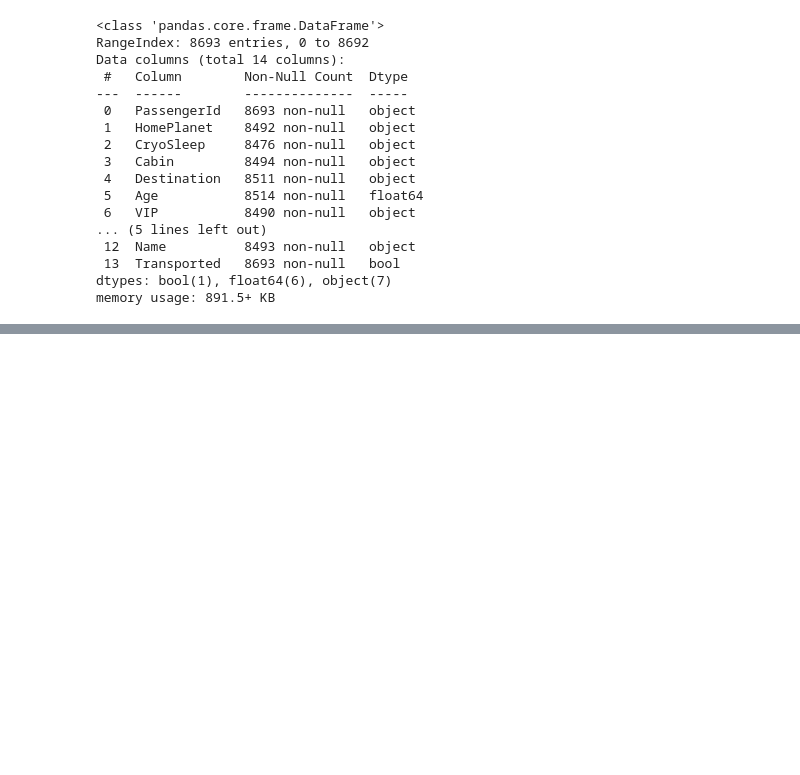
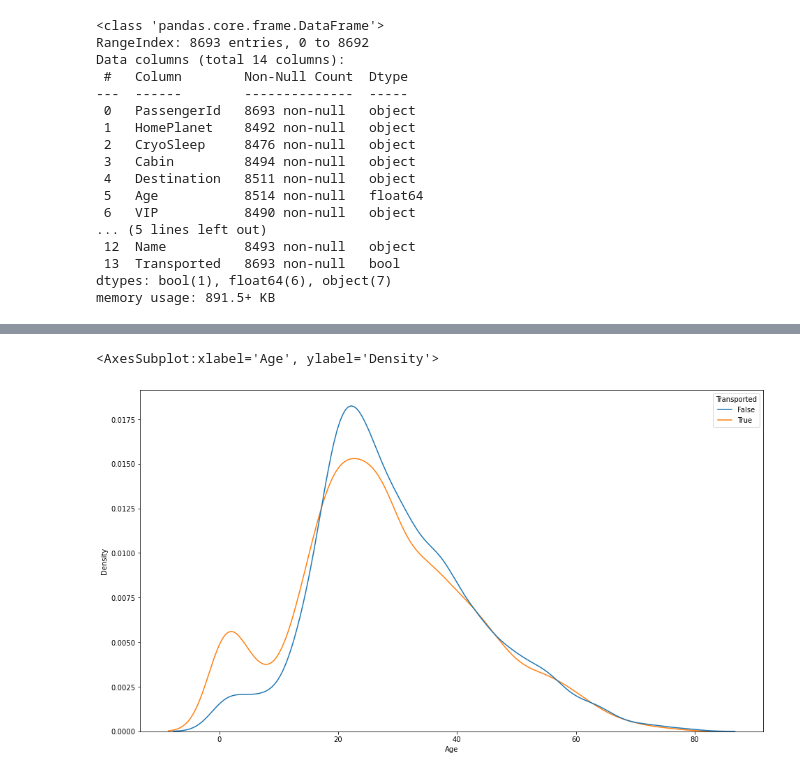
Before and after one commit to Dael-the-Mailman/kaggle-submissions, a Jupyter notebook: spaceship-titanic/Data Exploration.ipynb, the cells around one changed output, grey strips where cells are left out. Saved outputs shown, nothing was run; the diff lists cells and outputs as text; code cells hidden in the pictures; blank space fills up the shorter version.

Commit message:
Explored data for spaceship-titanic

```diff
--- a/spaceship-titanic/Data Exploration.ipynb
+++ b/spaceship-titanic/Data Exploration.ipynb
@@ -51,0 +55,3 @@ memory usage: 891.5+ KB
+# %%
+data.drop('Name', axis=1, inplace=True)
+data.head()
@@ -51,0 +122,2 @@ memory usage: 891.5+ KB
+# %%
+data['Cabin'] = data['Cabin'].str.split("/", expand=True)[2]
@@ -51,0 +133,6 @@ memory usage: 891.5+ KB
+# %%
+fig, ax = plt.subplots(figsize=(16, 9))
+sns.kdeplot(data=data, x='Age', hue="Transported", ax=ax)
+# %% [output]
+<AxesSubplot:xlabel='Age', ylabel='Density'>
+[figure, added]
```
Also changed, not shown: parts of 17 cells of this notebook.
